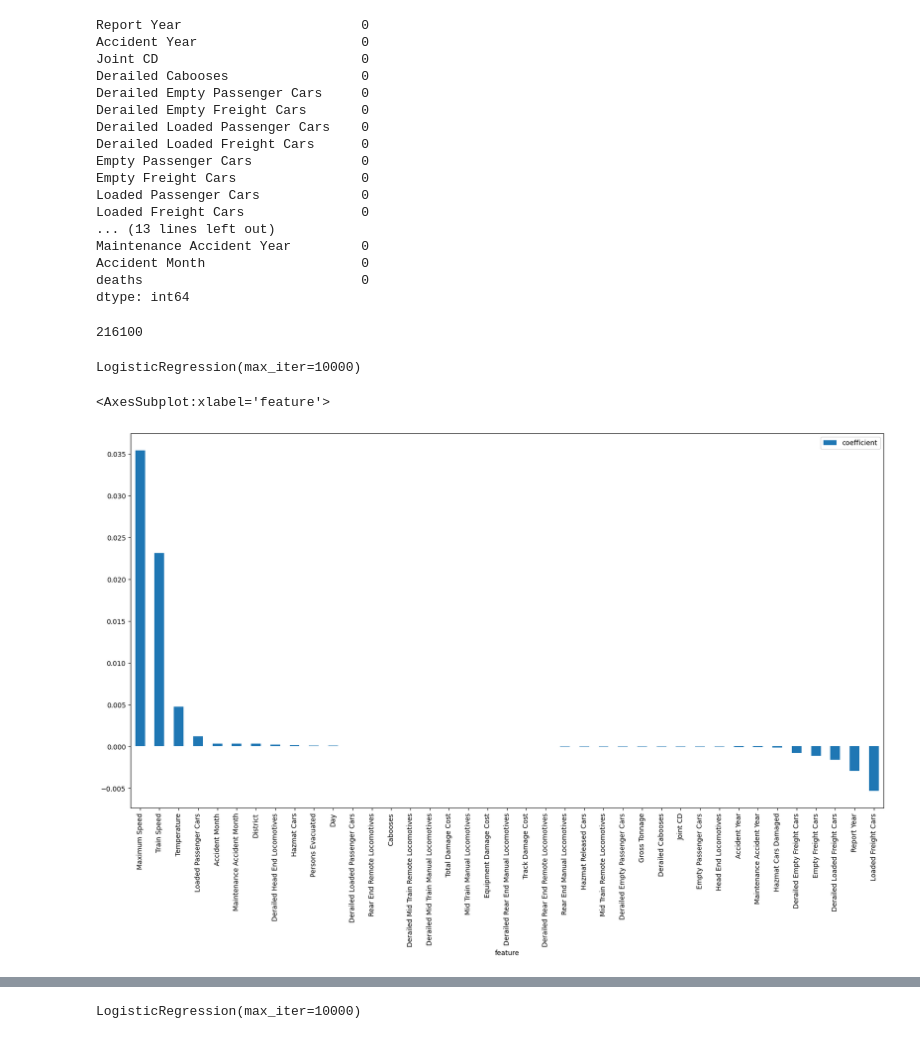
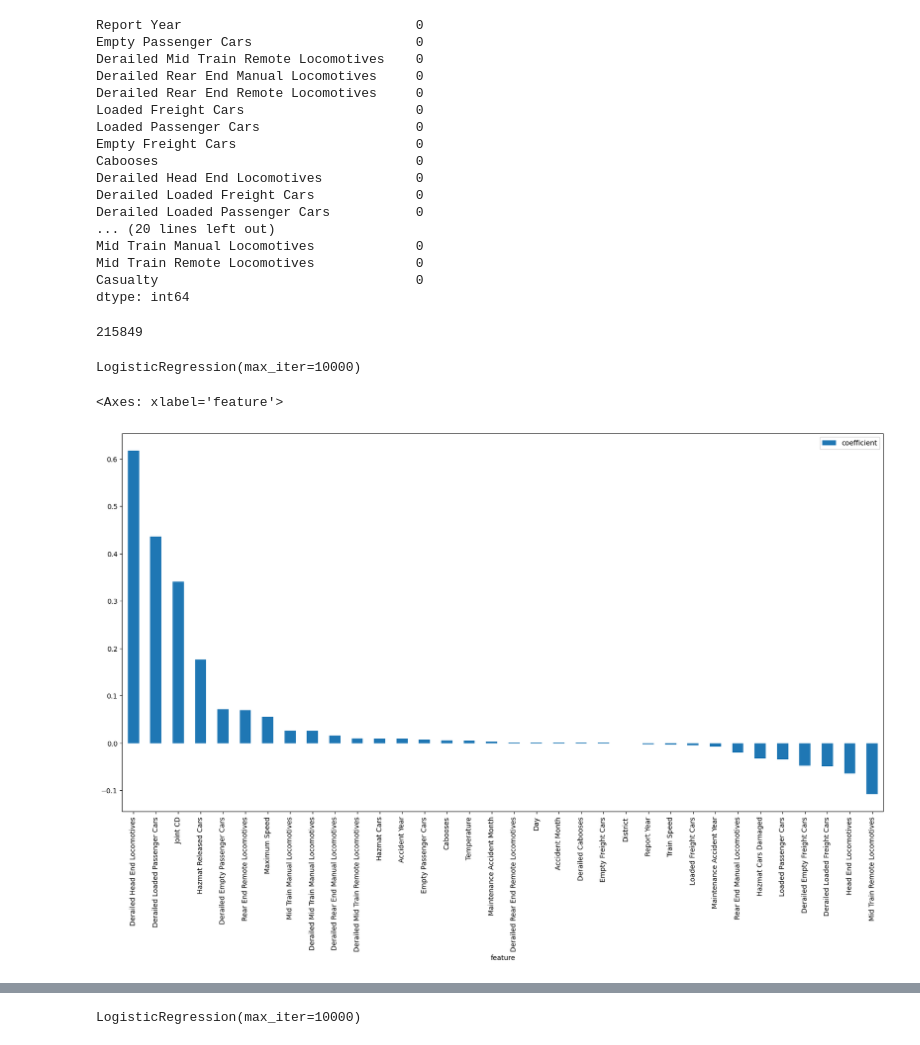
Before and after one commit to ndahlinuvm/Train-Derailment-287Project, a Jupyter notebook: log_reg.ipynb, the cells around one changed output, grey strips where cells are left out. Drawn from its saved outputs; the diff is of its cells as text; code cells hidden in the pictures.

```diff
--- a/log_reg.ipynb
+++ b/log_reg.ipynb
@@ -20,10 +19,17 @@ df.head()
 # %%
-# creating a column with a 1 if there were any deaths in Total Persons Killed, 0 otherwise
-df['deaths'] = np.where(df['Total Persons Killed'] > 0, 1, 0)
-# make sure this is an int64 type
-df['deaths'] = df['deaths'].astype('int64')
+# # creating a column with a 1 if there were any deaths in Total Persons Killed, 0 otherwise
+# df['deaths'] = np.where(df['Total Persons Killed'] > 0, 1, 0)
+# # make sure this is an int64 type
+# df['deaths'] = df['deaths'].astype('int64')
+# # Removing the columns that had deaths
+# df = df.drop(['Railroad Employees Killed', 'Railroad Employees Injured', 'Passengers Killed', 'Passengers Injured', 'Others Killed', 'Others Injured', 'Persons Killed For Reporting Railroad', 'Persons Injured For Reporting Railroad', 'Total Persons Killed', 'Total Persons Injured', 'Total Killed Form 54', 'Total Injured Form 54'], axis=1)
 # %%
-# Removing the columns that had deaths
+# creating a column with a 1 if there were any deaths or injuries at all across all categories, 0 otherwise
+c = ['Railroad Employees Killed', 'Railroad Employees Injured', 'Passengers Killed', 'Passengers Injured', 'Others Killed', 'Others Injured', 'Persons Killed For Reporting Railroad', 'Persons Injured For Reporting Railroad', 'Total Persons Killed', 'Total Persons Injured', 'Total Killed Form 54', 'Total Injured Form 54']
+df['Casualty'] = np.where(df[c].sum(axis=1) > 0, 1, 0)
+# make sure this is an int64 type
+df['Casualty'] = df['Casualty'].astype('int64')
+# removing all the columns that had deaths or injuries
 df = df.drop(['Railroad Employees Killed', 'Railroad Employees Injured', 'Passengers Killed', 'Passengers Injured', 'Others Killed', 'Others Injured', 'Persons Killed For Reporting Railroad', 'Persons Injured For Reporting Railroad', 'Total Persons Killed', 'Total Persons Injured', 'Total Killed Form 54', 'Total Injured Form 54'], axis=1)
 # %%
 # drop all non numeric columns
@@ -65,39 +71,42 @@ print(df.isna().sum().sort_values(ascending=False))
 # find length of df
 len(df)
 # %% [output]
-Report Year                       0
-Accident Year                     0
-Joint CD                          0
-Derailed Cabooses                 0
-Derailed Empty Passenger Cars     0
-Derailed Empty Freight Cars       0
-Derailed Loaded Passenger Cars    0
-Derailed Loaded Freight Cars      0
-Empty Passenger Cars              0
-Empty Freight Cars                0
-Loaded Passenger Cars             0
-Loaded Freight Cars               0
-... (13 lines left out)
-Maintenance Accident Year         0
-Accident Month                    0
-deaths                            0
+Report Year                              0
+Empty Passenger Cars                     0
+Derailed Mid Train Remote Locomotives    0
+Derailed Rear End Manual Locomotives     0
+Derailed Rear End Remote Locomotives     0
+Loaded Freight Cars                      0
+Loaded Passenger Cars                    0
+Empty Freight Cars                       0
+Cabooses                                 0
+Derailed Head End Locomotives            0
+Derailed Loaded Freight Cars             0
+Derailed Loaded Passenger Cars           0
+... (20 lines left out)
+Mid Train Manual Locomotives             0
+Mid Train Remote Locomotives             0
+Casualty                                 0
 dtype: int64
-216100
+215849
 # %%
 # Fit a logisitc regression across all variables trying to predict whether or not a person died
 log_reg = LogisticRegression(max_iter=10000)
-deaths = df['deaths']
-log_reg.fit(df.drop(['deaths'], axis=1), df['deaths'])
+# deaths = df['deaths']
+casualty = df['Casualty']
+# log_reg.fit(df.drop(['deaths'], axis=1), df['deaths'])
+log_reg.fit(df.drop(['Casualty'], axis=1), df['Casualty'])
 # %% [output]
 LogisticRegression(max_iter=10000)
 # %%
 # match the coefficients to the column names
-coefficients = pd.DataFrame({'feature': df.drop(['deaths'], axis=1).columns, 'coefficient': log_reg.coef_[0]})
+# coefficients = pd.DataFrame({'feature': df.drop(['deaths'], axis=1).columns, 'coefficient': log_reg.coef_[0]})
+coefficients = pd.DataFrame({'feature': df.drop(['Casualty'], axis=1).columns, 'coefficient': log_reg.coef_[0]})
 # order the coefficients from highest to lowest
 coefficients.sort_values('coefficient', ascending=False)
 coefficients.sort_values('coefficient', ascending=False).plot.bar(x='feature', y='coefficient', figsize=(20,10))
 # %% [output]
-<AxesSubplot:xlabel='feature'>
+<Axes: xlabel='feature'>
-[figure, old version]
+[figure, new version]
 # %%
 # get list of coefficients that had a large impact on the model
```
Also changed, not shown: parts of 7 cells of this notebook, 1 other file.
